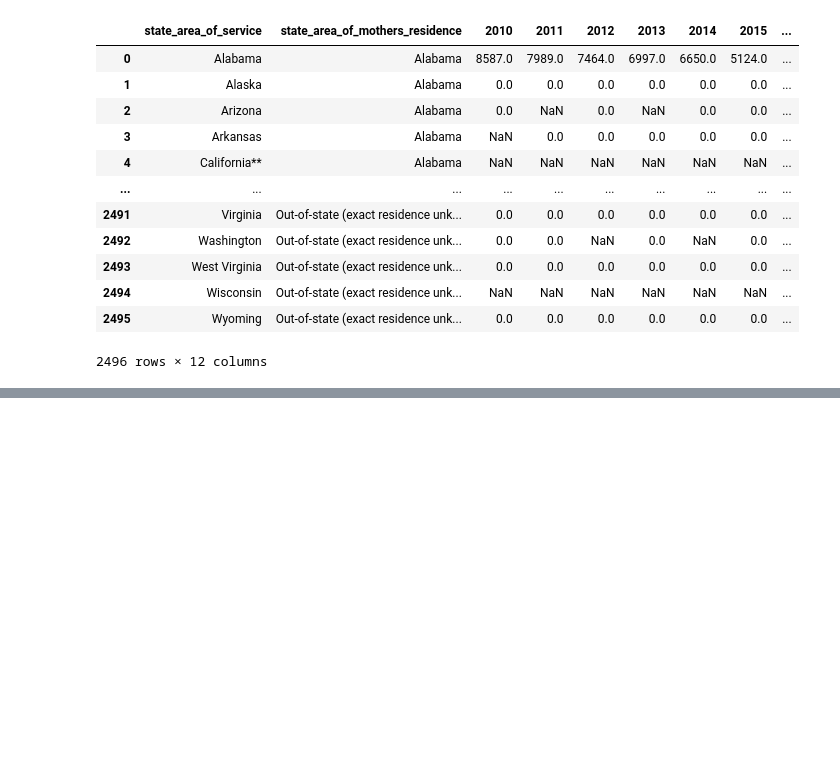
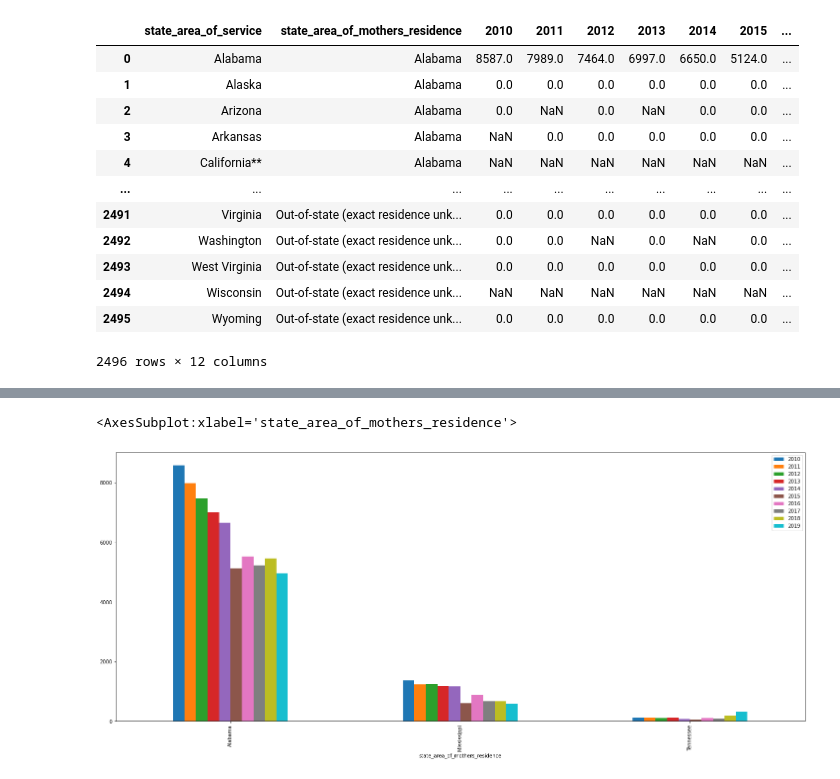
Before and after one commit to mcmanus-git/womens-reproductive-health, a Jupyter notebook: EDA/cdc dataset eda.ipynb, the cells around one changed output, grey strips where cells are left out. Cells and saved outputs as stored; diff of their text form; code cells hidden in the pictures; blank space fills up the shorter version.

```diff
--- a/EDA/cdc dataset eda.ipynb
+++ b/EDA/cdc dataset eda.ipynb
@@ -22,0 +80,5 @@ df
+# %%
+df[df['state_area_of_service'] == 'Alabama'].set_index('state_area_of_mothers_residence').replace(0, np.nan).dropna().plot(kind='bar', figsize=(25, 10))
+# %% [output]
+<AxesSubplot:xlabel='state_area_of_mothers_residence'>
+[figure, added]
```
Also changed, not shown: parts of 13 cells of this notebook.
